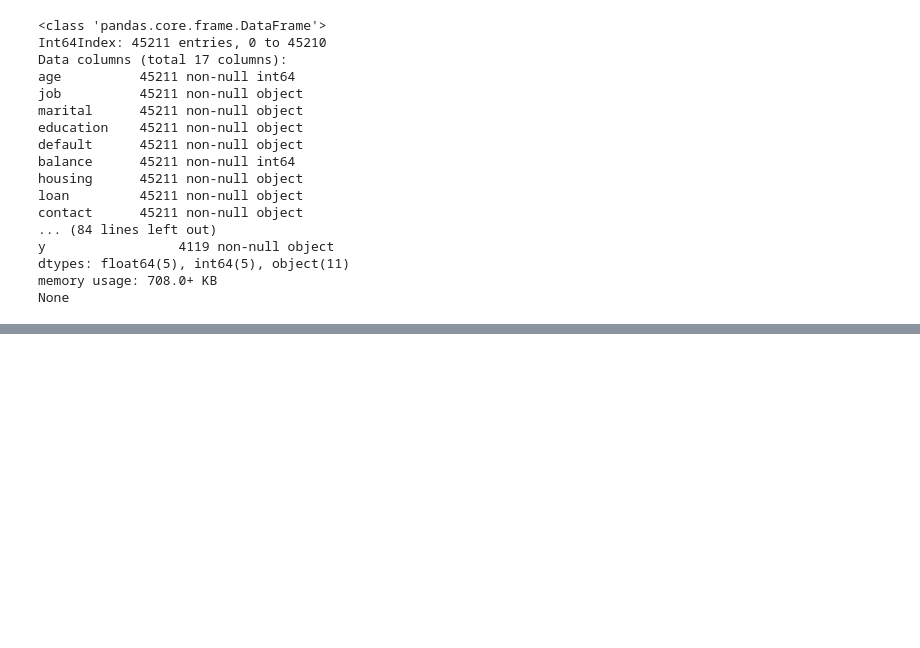
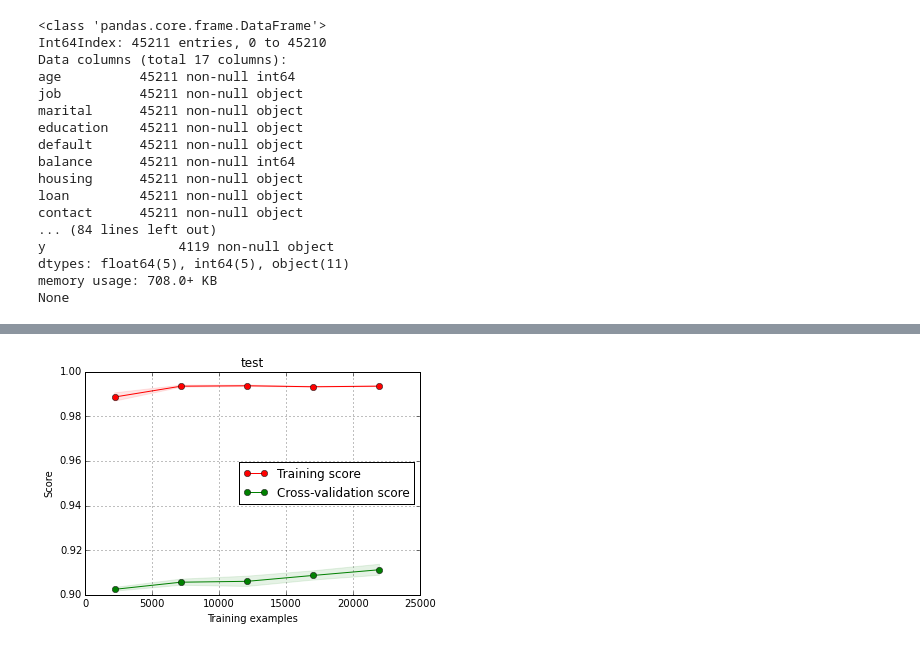
Before and after one commit to dav1dfeldman/DAT_SF_11, a Jupyter notebook: homeworks/hw3/hw_3.ipynb, the cells around one changed output, grey strips where cells are left out. Saved outputs shown, nothing was run; the diff lists cells and outputs as text; code cells hidden in the pictures; blank space fills up the shorter version.

```diff
--- a/homeworks/hw3/hw_3.ipynb
+++ b/homeworks/hw3/hw_3.ipynb
@@ -61,0 +69,7 @@ None
+# %%
+cat_columns = ['job', 'marital', 'education', 'default', 'housing', 'loan', 'contact', 'month', 'day_of_week', 'poutcome', 'y']
+# %%
+le = preprocessing.LabelEncoder()
+
+for col in cat_columns:
+    bank_additional_full_df[col] = le.fit_transform(bank_additional_full_df[col])
@@ -61,0 +215,12 @@ None
+# %%
+%%time
+def training_examples(df):
+    X = df.drop('y', axis = 1)
+    y = df.y.values
+    X_train, X_test, y_train, y_test = train_test_split(X, y, test_size = .2)
+
+    #this is an example of 1 learning curve for 1 model, try a few more.
+    plot_learning_curve(RF(n_estimators=10),'test',X_train, y_train)
+
+training_examples(bank_additional_full_df)
+# %% [output]
@@ -61,0 +229 @@ None
+[figure, added]
```
Also changed, not shown: parts of 13 cells of this notebook, 7 other files.
